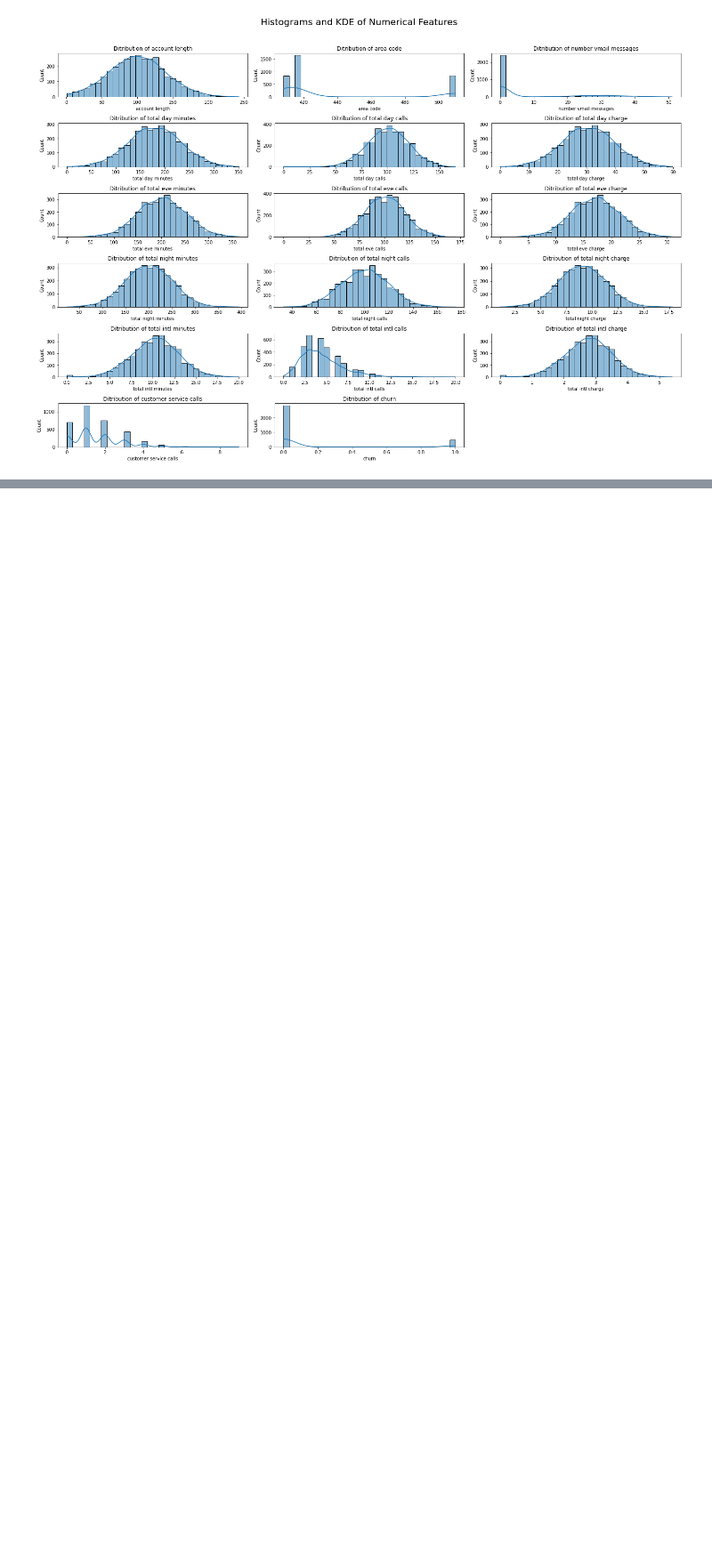
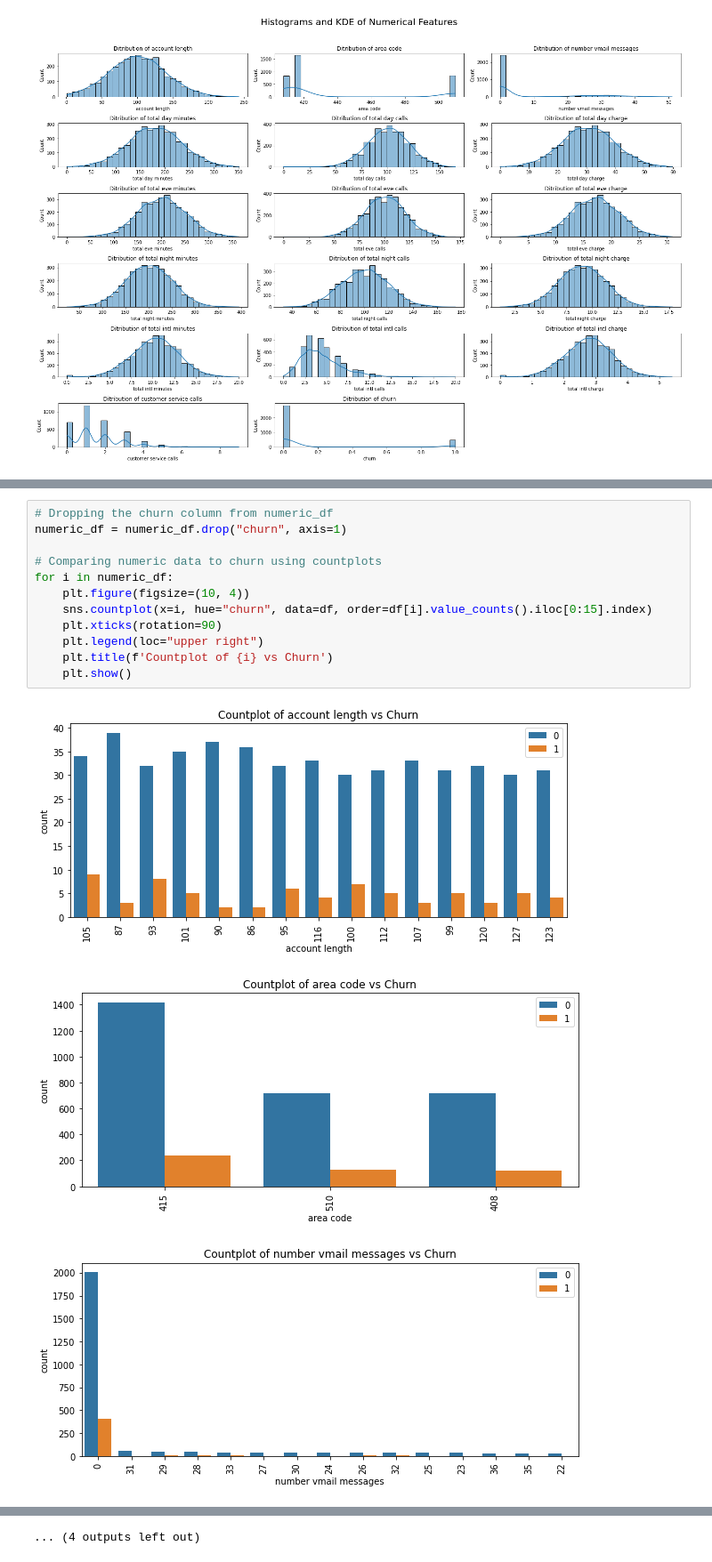
Before and after one commit to daveochieng8/Customer-Churn, a Jupyter notebook: index.ipynb, the cells around one changed output, grey strips where cells are left out. Shown at 89% size. Cells and saved outputs as stored; diff of their text form; blank space fills up the shorter version.

```diff
--- a/index.ipynb
+++ b/index.ipynb
@@ -212,0 +235,16 @@ plt.show()
+# %%
+# Dropping the churn column from numeric_df
+numeric_df = numeric_df.drop("churn", axis=1)
+
+# Comparing numeric data to churn using countplots
+for i in numeric_df:
+    plt.figure(figsize=(10, 4))
+    sns.countplot(x=i, hue="churn", data=df, order=df[i].value_counts().iloc[0:15].index)
+    plt.xticks(rotation=90)
+    plt.legend(loc="upper right")
+    plt.title(f'Countplot of {i} vs Churn')
+    plt.show()
+# %% [output]
+[figure, added]
+[figure, added]
+[figure, added]
@@ -212,0 +260 @@ plt.show()
+... (4 outputs left out)
```
Also changed, not shown: parts of 5 cells of this notebook.
